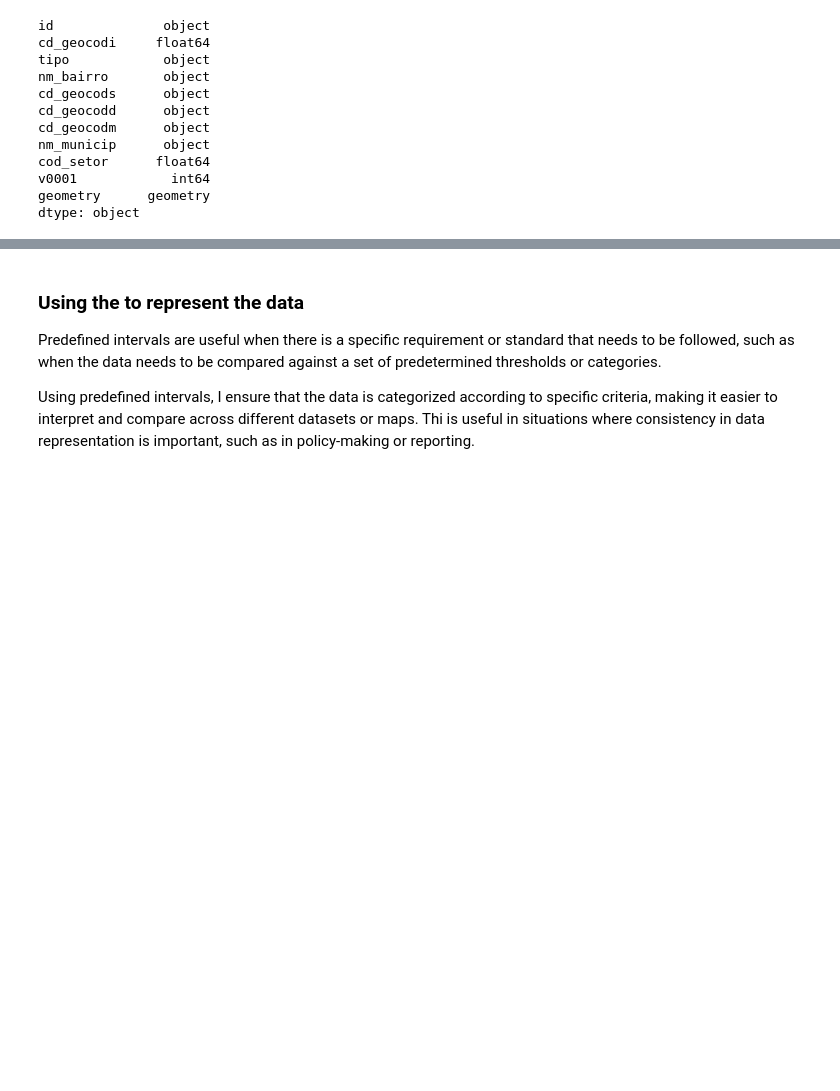
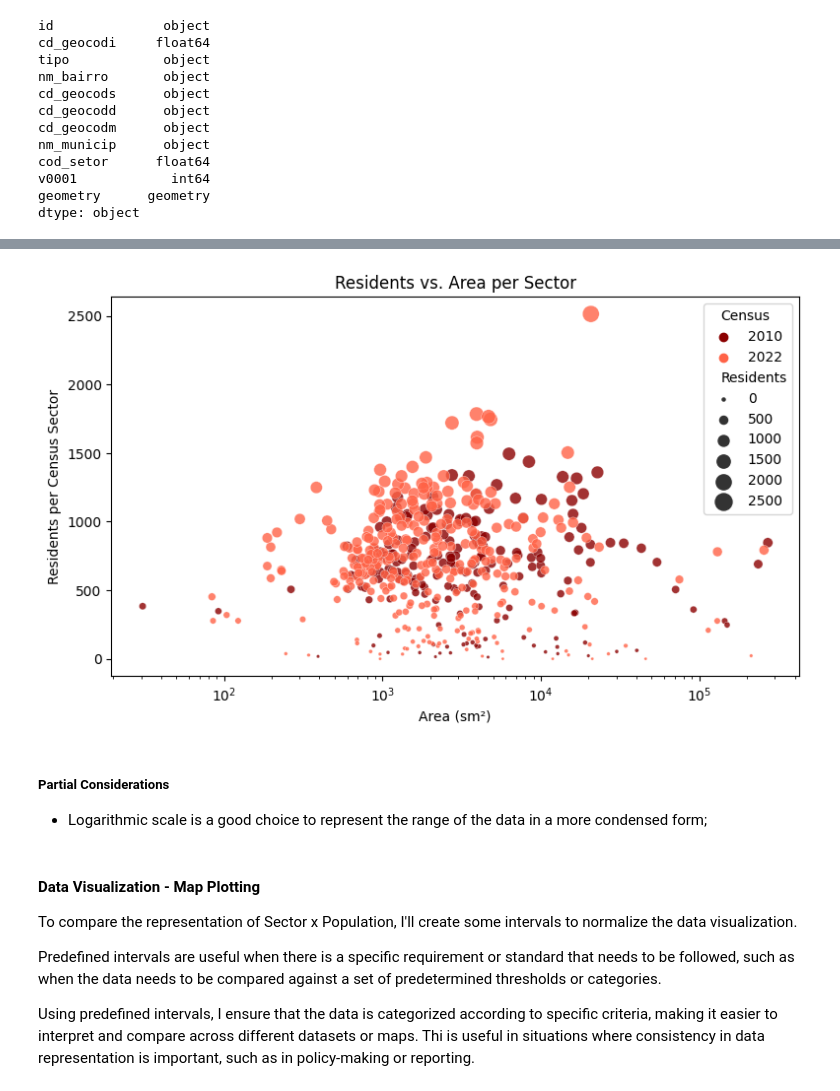
Before and after one commit to earapanos/Census10-22-DataAnalytics, a Jupyter notebook: data-analytics-and-visualization-palho-a-br.ipynb, the cells around one changed output, grey strips where cells are left out. Cells and saved outputs as stored; diff of their text form; code cells hidden in the pictures; blank space fills up the shorter version.

```diff
--- a/data-analytics-and-visualization-palho-a-br.ipynb
+++ b/data-analytics-and-visualization-palho-a-br.ipynb
@@ -165,5 +270,43 @@ sa_df10.plot()
+# %%
+# changing the coordinate reference system of the df to calculate the area on sm²
+sa_df10_utm = sa_df10.to_crs('EPSG:31982')
+sa_df22_utm = sa_df22.to_crs('EPSG:31982')
+
+# sm2 area
+sa_df10_utm['Area_sm2'] = sa_df10_utm['geometry'].area / 100  # converting to sm2
+sa_df22_utm['Area_sm2'] = sa_df22_utm['geometry'].area / 100  # converting to sm2
+
+# Add 'Census' column to both DataFrames
+sa_df10_utm['Census'] = 2010
+sa_df22_utm['Census'] = 2022
+
+# Renaming the column 'v0001' to 'moradores' in both DataFrames
+sa_df10_utm.rename(columns={'v0001': 'Residents'}, inplace=True)
+sa_df22_utm.rename(columns={'v0001': 'Residents'}, inplace=True)
+
+# Concatenating the DataFrames
+sa_df_utm = pd.concat([sa_df10_utm, sa_df22_utm])
+
+# Plotting the scatter plot with the point size based on the 'moradores' column
+plt.figure(figsize=(9, 5))
+sns.scatterplot(data=sa_df_utm, x='Area_sm2', y='Residents', hue='Census', size='Residents', sizes=(5, 150),
+                palette=['#8B0000', '#FF6347'], alpha=0.80, edgecolor='white' )
+plt.xscale('log')
+plt.xlabel('Area (sm²)')
+plt.ylabel('Residents per Census Sector')
+plt.title('Residents vs. Area per Sector')
+plt.savefig('graph_residents_rispersion_area_2010_2022.png')
+plt.show()
+# %% [output]
+[figure, added]
+# %% [markdown]
+<h5>Partial Considerations</h5>
+
+* Logarithmic scale is a good choice to represent the range of the data in a more condensed form;
 # %% [markdown]
-<h3>Using the  to represent the data</h3>
+<h4>Data Visualization - Map Plotting</h4>
+
+To compare the representation of Sector x Population, I'll create some intervals to normalize the data visualization.
 
 Predefined intervals are useful when there is a specific requirement or standard that needs to be followed, such as when the data needs to be compared against a set of predetermined thresholds or categories.
 
```
Also changed, not shown: parts of 28 cells of this notebook.
